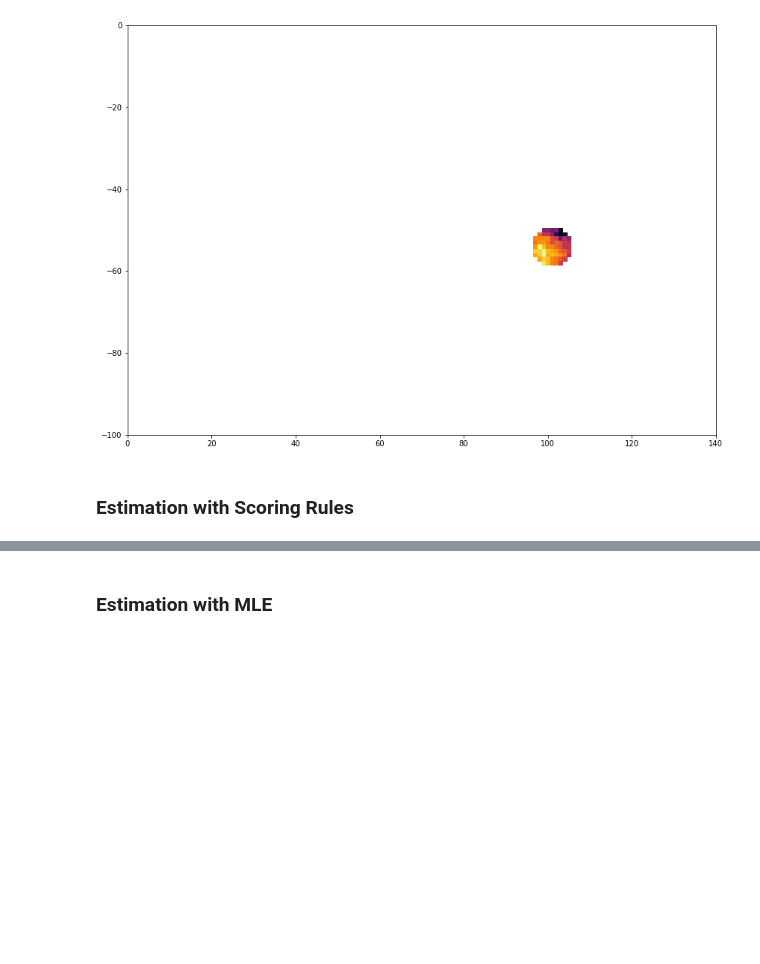
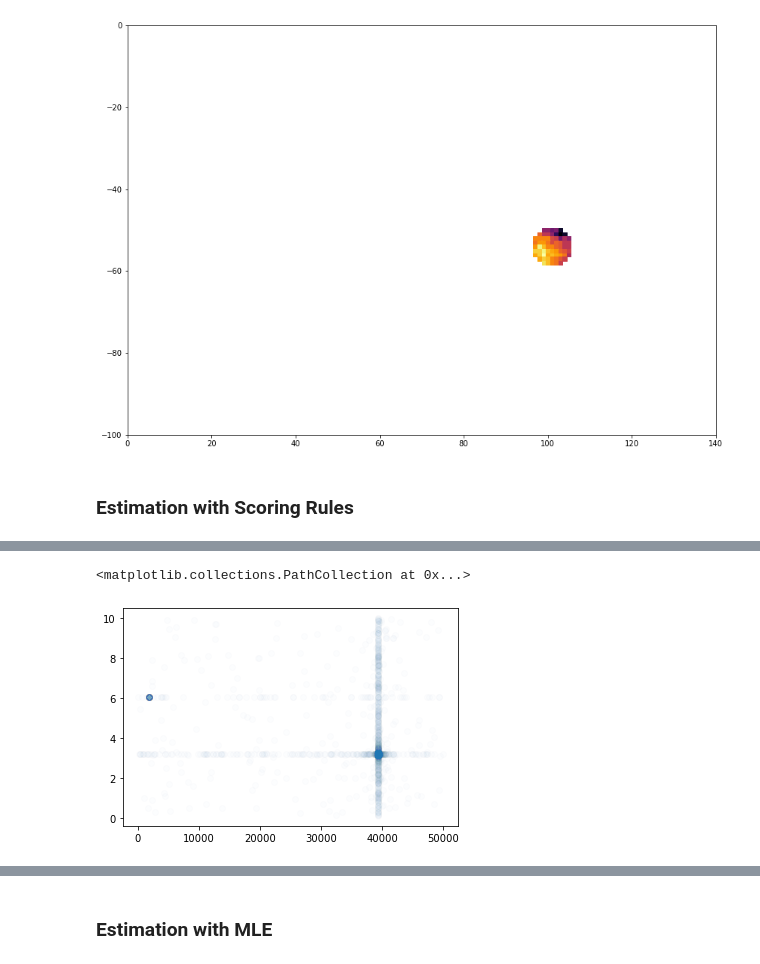
Before and after one commit to Huk-David/SpaDep_VCop, a Jupyter notebook: body/Forecasts.ipynb, the cells around one changed output, grey strips where cells are left out. Drawn from its saved outputs; the diff is of its cells as text; code cells hidden in the pictures; blank space fills up the shorter version.

```diff
--- a/body/Forecasts.ipynb
+++ b/body/Forecasts.ipynb
@@ -304,0 +354,5 @@ KeyboardInterrupt:
+# %%
+plt.scatter([path_[2*k][0][0] for k in range(math.floor(len(path_)/2))],[path_[2*k][0][1] for k in range(math.floor(len(path_)/2))],alpha=0.01)
+# %% [output]
+<matplotlib.collections.PathCollection at 0x...>
+[figure, added]
```
Also changed, not shown: parts of 21 cells of this notebook.
